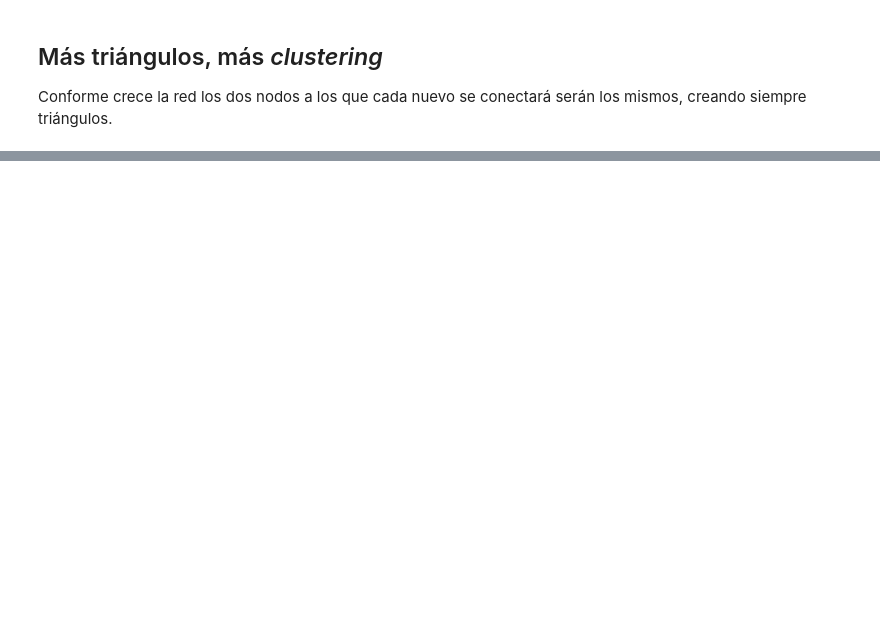
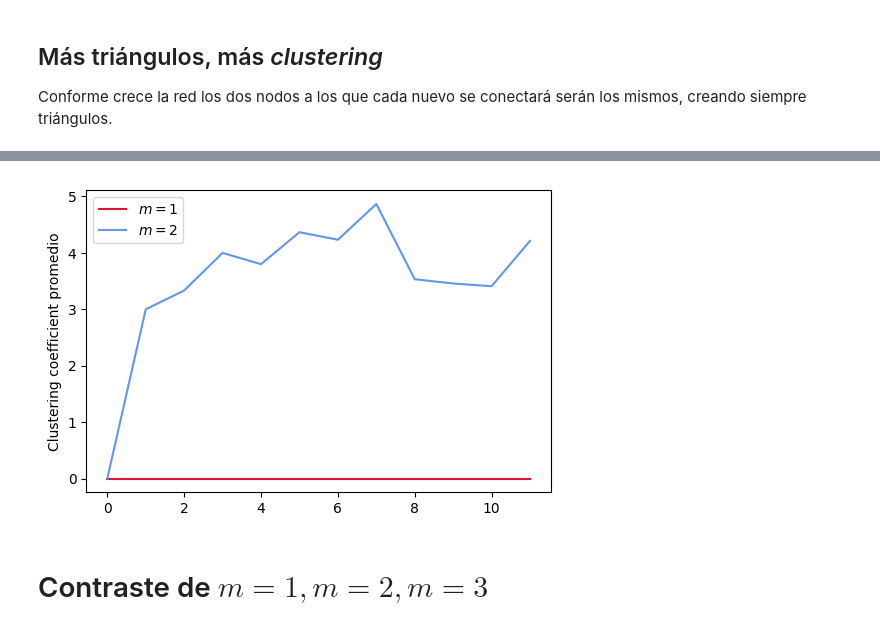
Before and after one commit to rgarcia-herrera/complejidad, a Jupyter notebook: redes/Modelo Barabási-Albert.ipynb, the cells around one changed output, grey strips where cells are left out. Saved outputs shown, nothing was run; the diff lists cells and outputs as text; code cells hidden in the pictures; blank space fills up the shorter version.

```diff
--- a/redes/Modelo Barabási-Albert.ipynb
+++ b/redes/Modelo Barabási-Albert.ipynb
@@ -137,0 +151,10 @@ plot_12_nw(nets_t, node_color='crimson')
+# %%
+fig = plt.figure(dpi=100)
+line1 = plt.plot([sum(dict(nx.clustering(h)).values()) for h in nets_m1_t], label="$m=1$", color='crimson')
+line2 = plt.plot([sum(dict(nx.clustering(h)).values()) for h in nets_m2_t], label="$m=2$", color='cornflowerblue')
+plt.ylabel('Clustering coefficient promedio')
+l = plt.legend()
+# %% [output]
+[figure, added]
+# %% [markdown]
+# Contraste de $m=1, m=2, m=3$
```
Also changed, not shown: parts of 26 cells of this notebook.
